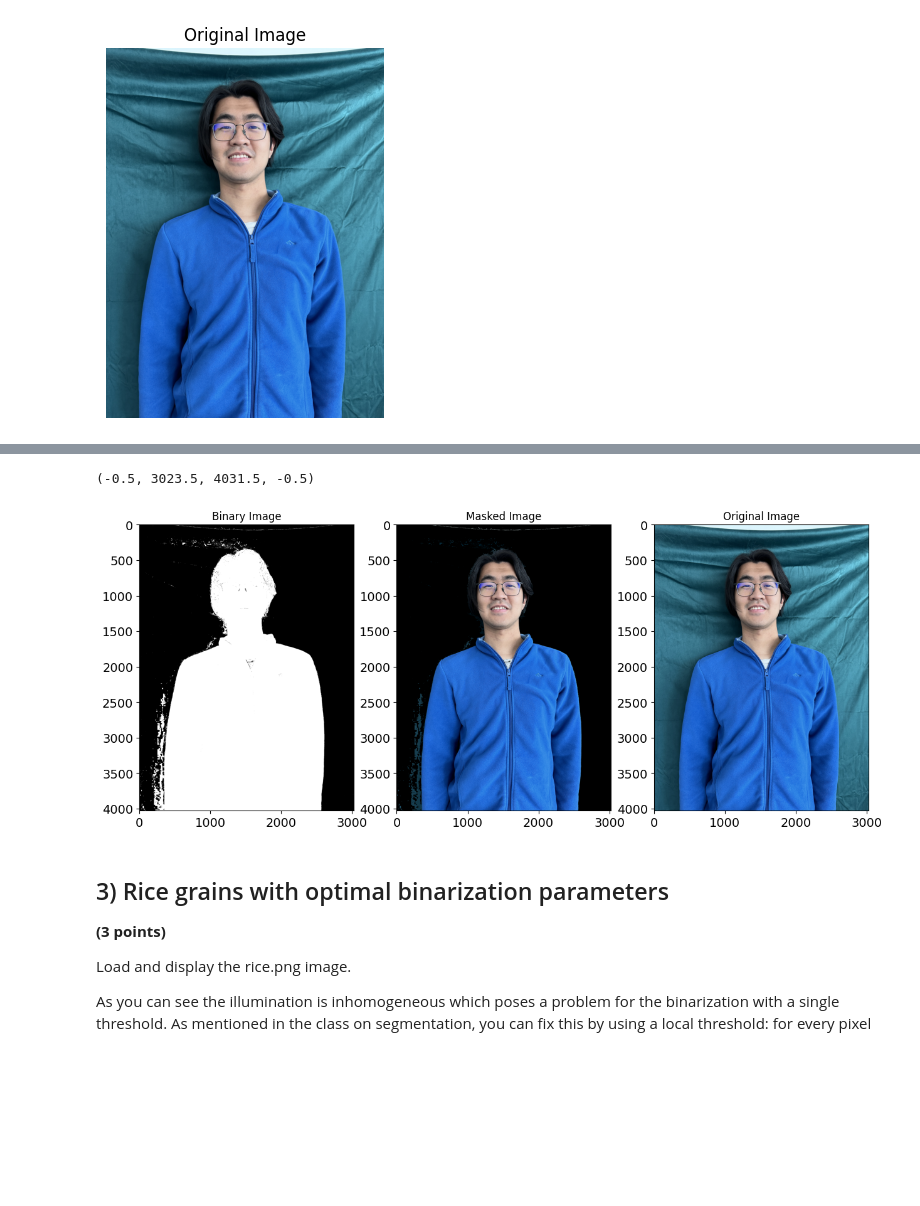
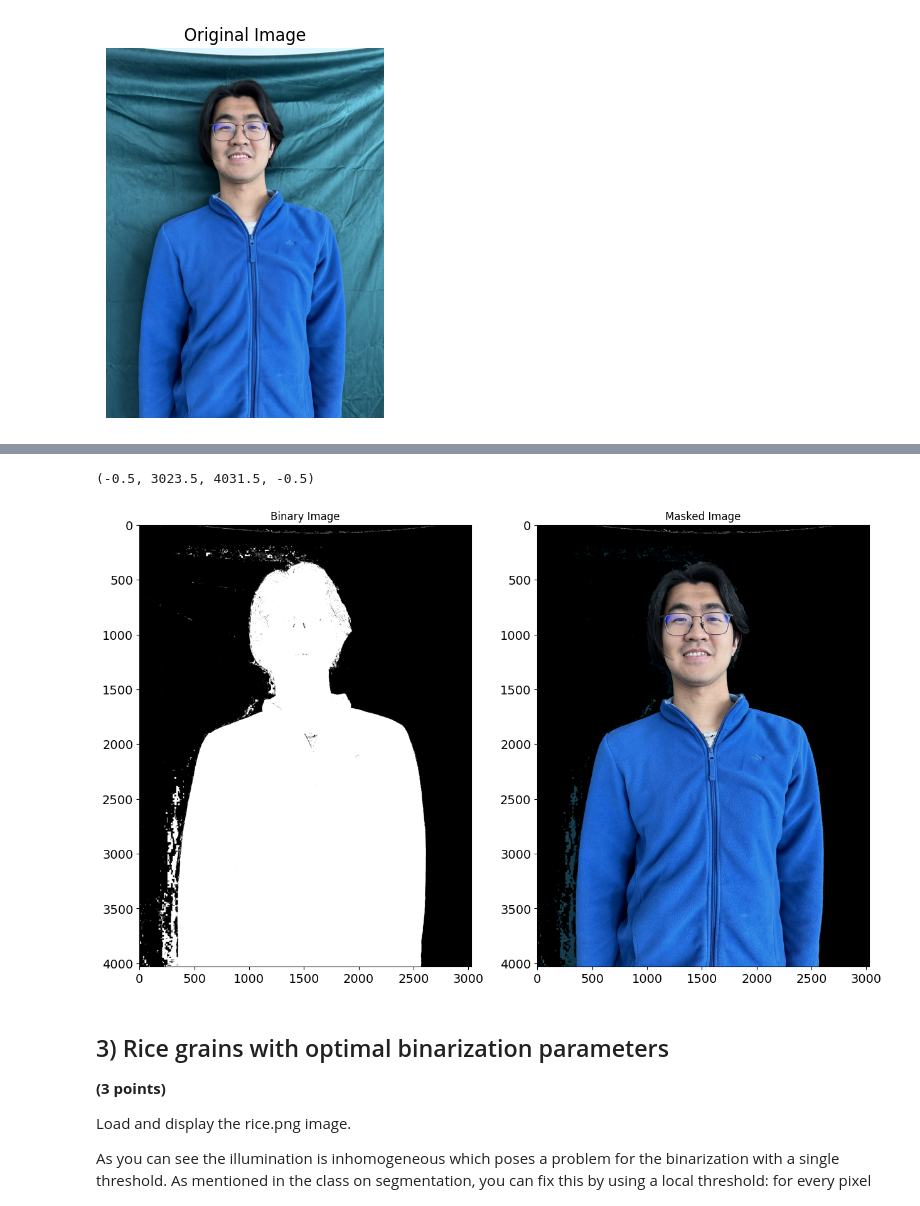
Before and after one commit to Matty-7/CS302-ComputerVision, a Jupyter notebook: CV_HW_3/Homework_3.ipynb, the cells around one changed output, grey strips where cells are left out. Drawn from its saved outputs; the diff is of its cells as text; code cells hidden in the pictures; blank space fills up the shorter version.

```diff
--- a/CV_HW_3/Homework_3.ipynb
+++ b/CV_HW_3/Homework_3.ipynb
@@ -173,29 +174,24 @@ plt.show()
 # %%
 binary_image =  ((h>0.550)| (h<0.500))
 
 # mask the image with zeros
 masked_image = np.copy(jingheng_image)
 masked_image[~binary_image] = 0
 
 fig = plt.figure(figsize=(15, 10))
 
-plt.subplot(1, 3, 1)
+plt.subplot(1, 2, 1)
 plt.title('Binary Image')
 plt.imshow(binary_image, cmap='gray')
 plt.axis('on')
 
-plt.subplot(1, 3, 2)
+plt.subplot(1, 2, 2)
 plt.title('Masked Image')
 plt.imshow(masked_image)
 plt.axis('on')
-
-plt.subplot(1, 3, 3)
-plt.title('Original Image')
-plt.imshow(jingheng_image)
-plt.axis('on')
 # %% [output]
 (-0.5, 3023.5, 4031.5, -0.5)
-[figure, old version]
+[figure, new version]
 # %% [markdown]
 ## 3) Rice grains with optimal binarization parameters
 
```
Also changed, not shown: parts of 3 cells of this notebook.
